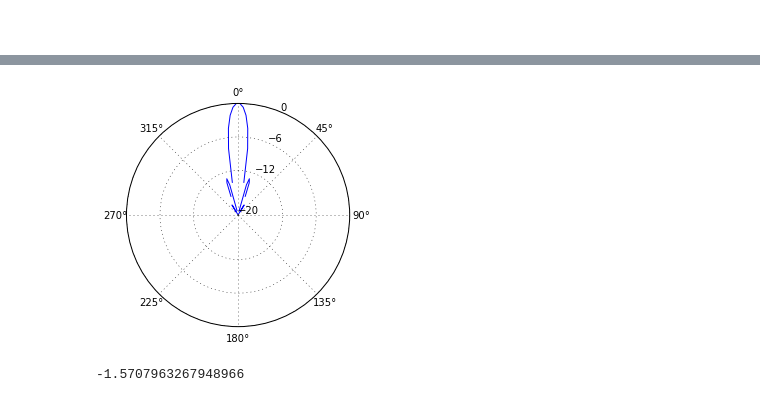
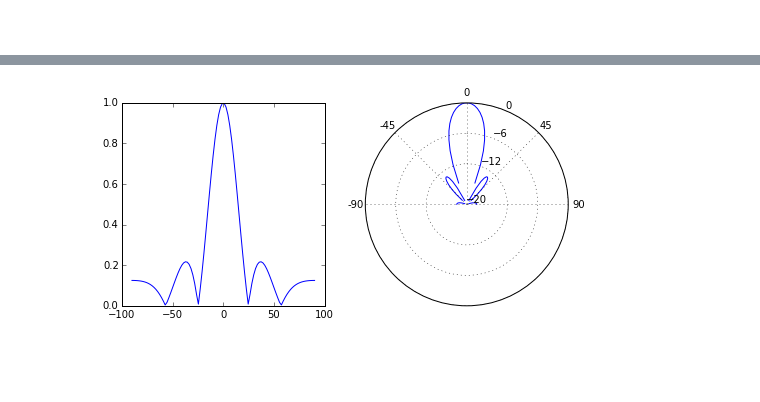
Before and after one commit to cdohl/PH4606, a Jupyter notebook: lecture 7.ipynb, the cells around one changed output, grey strips where cells are left out. Cells and saved outputs as stored; diff of their text form; code cells hidden in the pictures; blank space fills up the shorter version.

```diff
--- a/lecture 7.ipynb
+++ b/lecture 7.ipynb
@@ -13,26 +110,33 @@ $$\newcommand{\fudm}[2]{\frac{\mathrm{D} #1}{\mathrm{D} #2}}
 # %%
 %matplotlib inline
 import math as m
 import numpy as np
 import matplotlib.pyplot as plt
 
-dbnorm = lambda x: 20*np.log10(np.abs(x)/np.max(x));
+#calculate the dB scale
+def dbnorm(x):
+    return 20*np.log10(np.abs(x)/np.max(x))
 
 theta=np.linspace(-m.pi/2.,m.pi/2.,100)
-kL=30;
-H=dbnorm(np.sin(.5*kL*np.sin(theta))/(.5*kL*np.sin(theta)))
+kL=15
+H=np.sin(.5*kL*np.sin(theta))/(.5*kL*np.sin(theta))
+HdB=dbnorm(H)
 
-ax = plt.subplot(111, projection='polar')
-ax.set_theta_zero_location('N');ax.set_theta_direction('clockwise')
-ax.set_yticks(np.array([-20, -12, -6, 0]))
-ax.set_ylim(-20,0)
-#ax.set_xticks(np.array([0, -45, -90, np.nan, np.nan, np.nan, 90, 45])/180.*m.pi)
-c = plt.plot(theta, H)
+plt.figure(figsize=(8,8), dpi=100)
 
+ax1 = plt.subplot(221)
+
+plt.plot(theta*180./m.pi,np.abs(H))
+
+ax2 = plt.subplot(222, projection='polar')
+
+#to make the plot look nice
+ax2.set_theta_zero_location('N');ax2.set_theta_direction('clockwise')
+ax2.set_yticks(np.array([-20, -12, -6, 0]));ax2.set_ylim(-20,0)
+ax2.set_xticks(np.array([0, 45, 90, np.nan, np.nan, np.nan, 270, 315])/180.*m.pi)
+ax2.set_xticklabels(('0','45','90','','','','-90','-45'))
+
+c = plt.plot(theta, HdB)
 plt.show()
 # %% [output]
-[figure, old version]
+[figure, new version]
-# %%
-theta.min()
-# %% [output]
--1.5707963267948966
```
Also changed, not shown: parts of 5 cells of this notebook, 5 other files.
